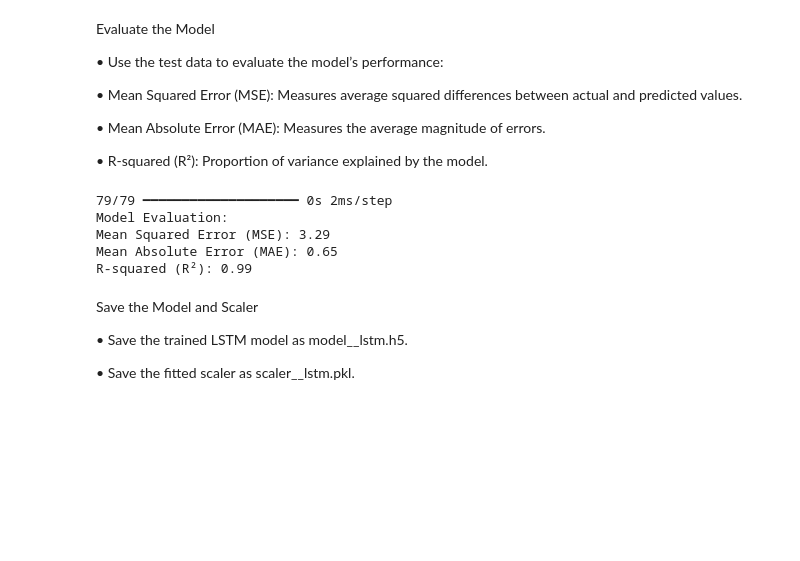
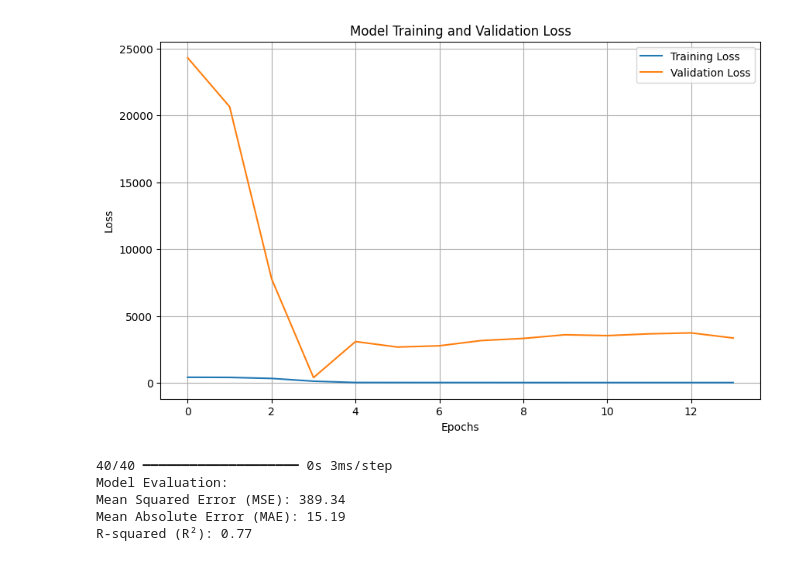
Before and after one commit to juanbracho/UT_Module23, a Jupyter notebook: lstm_model_training.ipynb, the cells around one changed output. Saved outputs shown, nothing was run; the diff lists cells and outputs as text; code cells hidden in the pictures; blank space fills up the shorter version.

```diff
--- a/lstm_model_training.ipynb
+++ b/lstm_model_training.ipynb
@@ -142,12 +63,15 @@ Build and Compile the LSTM Model
 # %%
-
-# Build the optimized LSTM model
-model = Sequential()
-model.add(LSTM(256, return_sequences=True, activation='relu', input_shape=(1, X_train_scaled.shape[2])))
-model.add(Dropout(0.2))  # Add dropout for regularization
-model.add(LSTM(128, activation='relu'))
-model.add(Dropout(0.2))
-model.add(Dense(1))  # Fully connected output layer
+# Define the LSTM model
+model = Sequential([
+    LSTM(64, activation='relu', return_sequences=True, input_shape=(1, len(features))),
+    Dropout(0.2),
+    LSTM(32, activation='relu'),
+    Dropout(0.2),
+    Dense(1)  # Output layer for regression
+])
 
 # Compile the model
 model.compile(optimizer='adam', loss='mean_squared_error')
+
+# Model summary
+model.summary()
@@ -160,13 +96,14 @@ Train the LSTM Model
 # %%
-# Callbacks for better training
+# Define EarlyStopping to prevent overfitting
 early_stopping = EarlyStopping(monitor='val_loss', patience=10, restore_best_weights=True)
 
 # Train the model
 history = model.fit(
     X_train_scaled, y_train,
     validation_data=(X_test_scaled, y_test),
-    epochs=50,  # Start with 100 epochs
-    batch_size=32,  # increased batch size
-    callbacks=[early_stopping]
+    epochs=100,
+    batch_size=128,
+    callbacks=[early_stopping],
+    verbose=1
 )
 # %% [output]
@@ -190,33 +127,33 @@ Epoch 48/50
-# %% [markdown]
-Evaluate the Model
-
-•	Use the test data to evaluate the model’s performance:
-
-•	Mean Squared Error (MSE): Measures average squared differences between actual and predicted values.
-
-•	Mean Absolute Error (MAE): Measures the average magnitude of errors.
-
-•	R-squared (R²): Proportion of variance explained by the model.
+# %%
+# Plot the training and validation loss
+plt.figure(figsize=(10, 6))
+plt.plot(history.history['loss'], label='Training Loss')
+plt.plot(history.history['val_loss'], label='Validation Loss')
+plt.title('Model Training and Validation Loss')
+plt.xlabel('Epochs')
+plt.ylabel('Loss')
+plt.legend()
+plt.grid()
+plt.show()
+# %% [output]
+[figure, added]
 # %%
+# Predict on the test set
+y_pred = model.predict(X_test_scaled).flatten()
 
-# Evaluate the model
-y_pred = model.predict(X_test_scaled)
+# Calculate metrics
 mse = mean_squared_error(y_test, y_pred)
 mae = mean_absolute_error(y_test, y_pred)
 r2 = r2_score(y_test, y_pred)
+
+# Print evaluation metrics
 print("Model Evaluation:")
 print(f"Mean Squared Error (MSE): {mse:.2f}")
 print(f"Mean Absolute Error (MAE): {mae:.2f}")
 print(f"R-squared (R²): {r2:.2f}")
 # %% [output]
-79/79 ━━━━━━━━━━━━━━━━━━━━ 0s 2ms/step
+40/40 ━━━━━━━━━━━━━━━━━━━━ 0s 3ms/step
 Model Evaluation:
-Mean Squared Error (MSE): 3.29
-Mean Absolute Error (MAE): 0.65
-R-squared (R²): 0.99
+Mean Squared Error (MSE): 389.34
+Mean Absolute Error (MAE): 15.19
+R-squared (R²): 0.77
-# %% [markdown]
-Save the Model and Scaler
-
-•	Save the trained LSTM model as model_<TICKER>_lstm.h5.
-
-•	Save the fitted scaler as scaler_<TICKER>_lstm.pkl.
```
Also changed, not shown: parts of 24 cells of this notebook, 13 other files.
